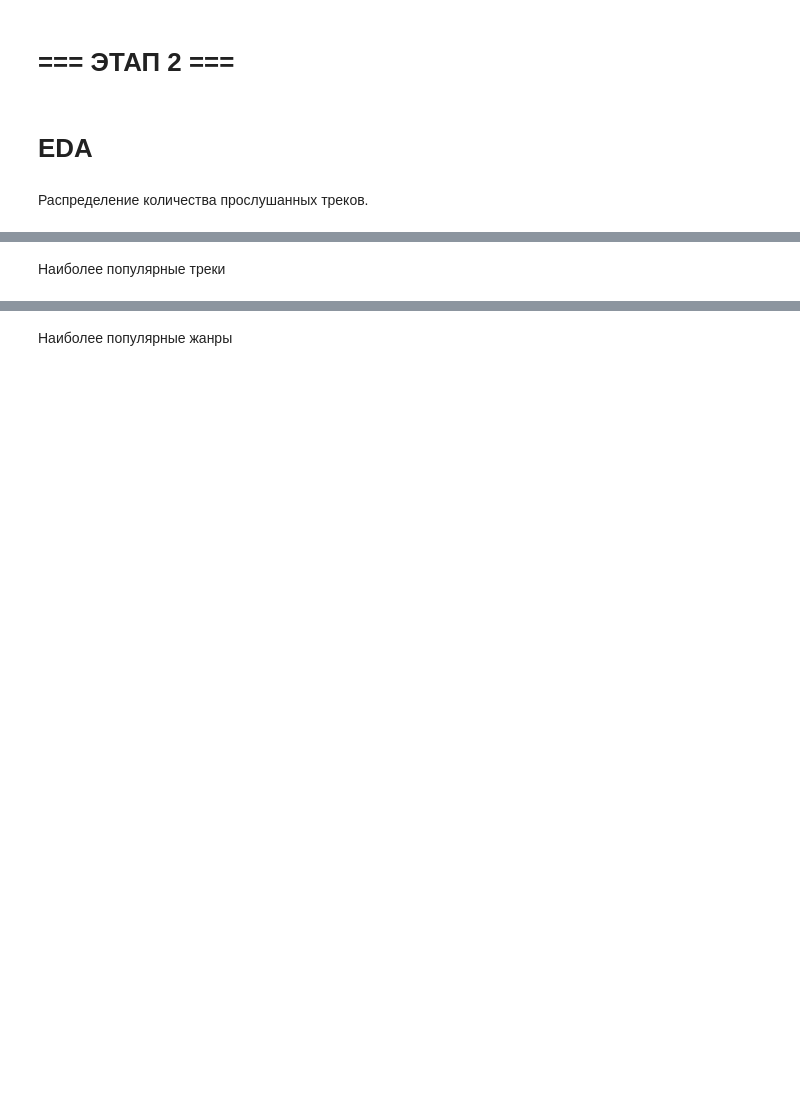
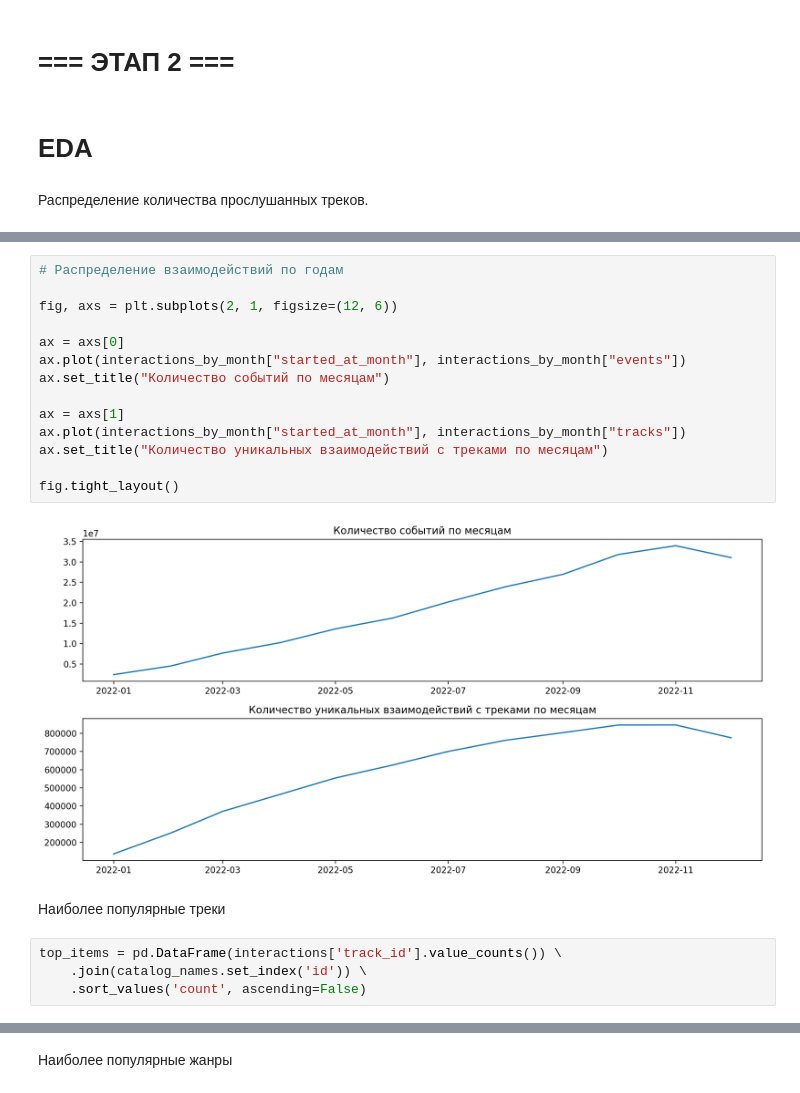
Before and after one commit to superVo1d/mle-project-sprint-4-v001, a Jupyter notebook: recommendations.ipynb, the cells around one changed output, grey strips where cells are left out. Cells and saved outputs as stored; diff of their text form; blank space fills up the shorter version.

```diff
--- a/recommendations.ipynb
+++ b/recommendations.ipynb
@@ -30,2 +269,22 @@
+# %%
+# Распределение взаимодействий по годам
+
+fig, axs = plt.subplots(2, 1, figsize=(12, 6))
+
+ax = axs[0]
+ax.plot(interactions_by_month["started_at_month"], interactions_by_month["events"])
+ax.set_title("Количество событий по месяцам")
+
+ax = axs[1]
+ax.plot(interactions_by_month["started_at_month"], interactions_by_month["tracks"])
+ax.set_title("Количество уникальных взаимодействий с треками по месяцам")
+
+fig.tight_layout()
+# %% [output]
+[figure, added]
 # %% [markdown]
 Наиболее популярные треки
+# %%
+top_items = pd.DataFrame(interactions['track_id'].value_counts()) \
+    .join(catalog_names.set_index('id')) \
+    .sort_values('count', ascending=False)
```
Also changed, not shown: parts of 59 cells of this notebook, 3 other files.
